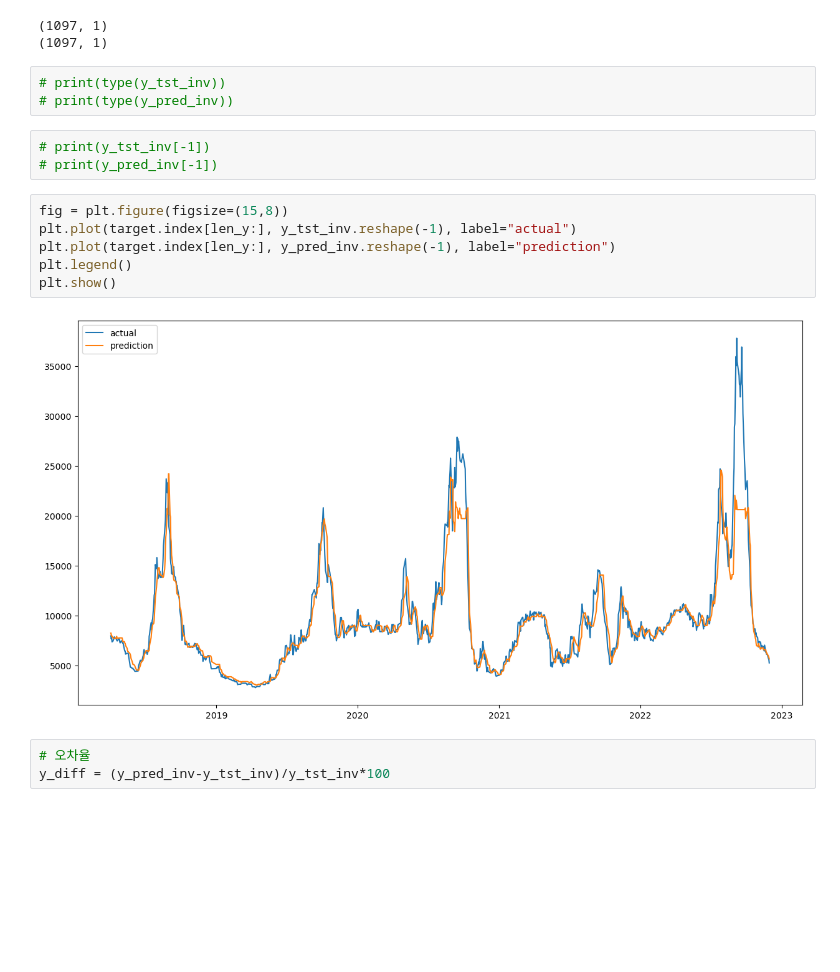
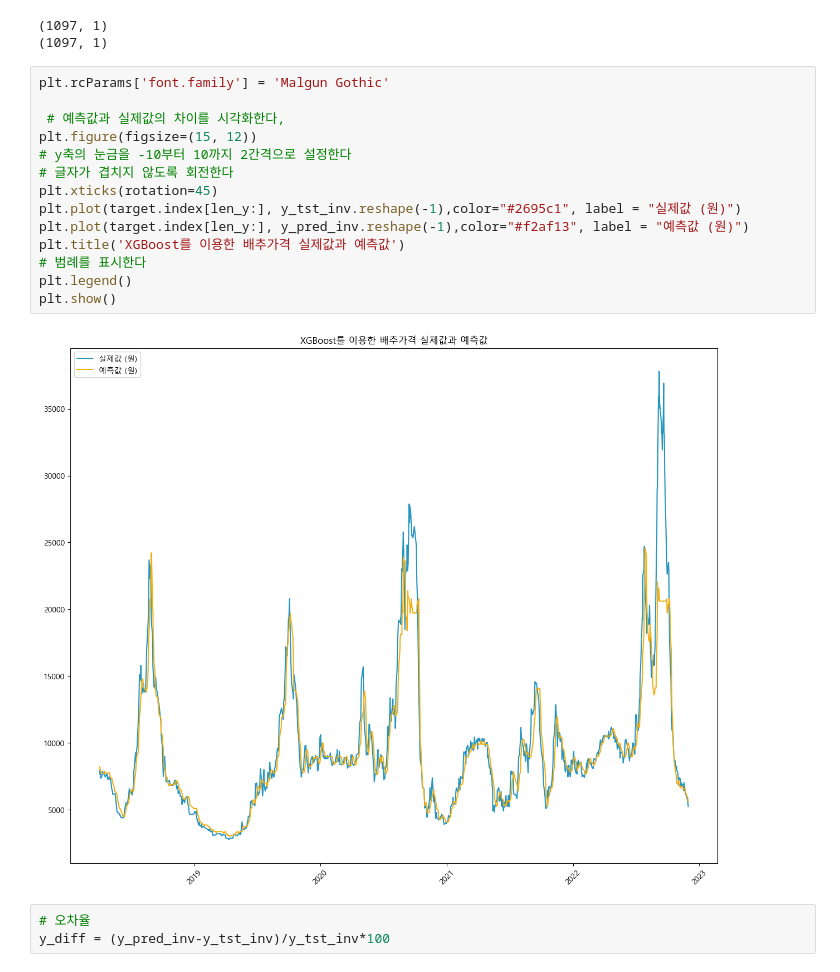
Before and after one commit to Kim-Hyunah/Final_Predict_Agricultural, a Jupyter notebook: model_pred_price_xgb_dlearn_jinhyeok.ipynb, the cells around one changed output. Cells and saved outputs as stored; diff of their text form; blank space fills up the shorter version.

```diff
--- a/model_pred_price_xgb_dlearn_jinhyeok.ipynb
+++ b/model_pred_price_xgb_dlearn_jinhyeok.ipynb
@@ -161,20 +153,22 @@ print(y_pred_inv.shape)
 # %% [output]
 (1097, 1)
 (1097, 1)
-# %%
-# print(type(y_tst_inv))
-# print(type(y_pred_inv))
-# %%
-# print(y_tst_inv[-1])
-# print(y_pred_inv[-1])
 # %%
-fig = plt.figure(figsize=(15,8))
-plt.plot(target.index[len_y:], y_tst_inv.reshape(-1), label="actual")
-plt.plot(target.index[len_y:], y_pred_inv.reshape(-1), label="prediction")
+plt.rcParams['font.family'] = 'Malgun Gothic'
+
+ # 예측값과 실제값의 차이를 시각화한다,
+plt.figure(figsize=(15, 12))
+# y축의 눈금을 -10부터 10까지 2간격으로 설정한다
+# 글자가 겹치지 않도록 회전한다
+plt.xticks(rotation=45)
+plt.plot(target.index[len_y:], y_tst_inv.reshape(-1),color="#2695c1", label = "실제값 (원)")
+plt.plot(target.index[len_y:], y_pred_inv.reshape(-1),color="#f2af13", label = "예측값 (원)")
+plt.title('XGBoost를 이용한 배추가격 실제값과 예측값')
+# 범례를 표시한다
 plt.legend()
 plt.show()
 # %% [output]
-[figure, old version]
+[figure, new version]
 # %%
 # 오차율
 y_diff = (y_pred_inv-y_tst_inv)/y_tst_inv*100
```
Also changed, not shown: parts of 17 cells of this notebook, 2 other files.
